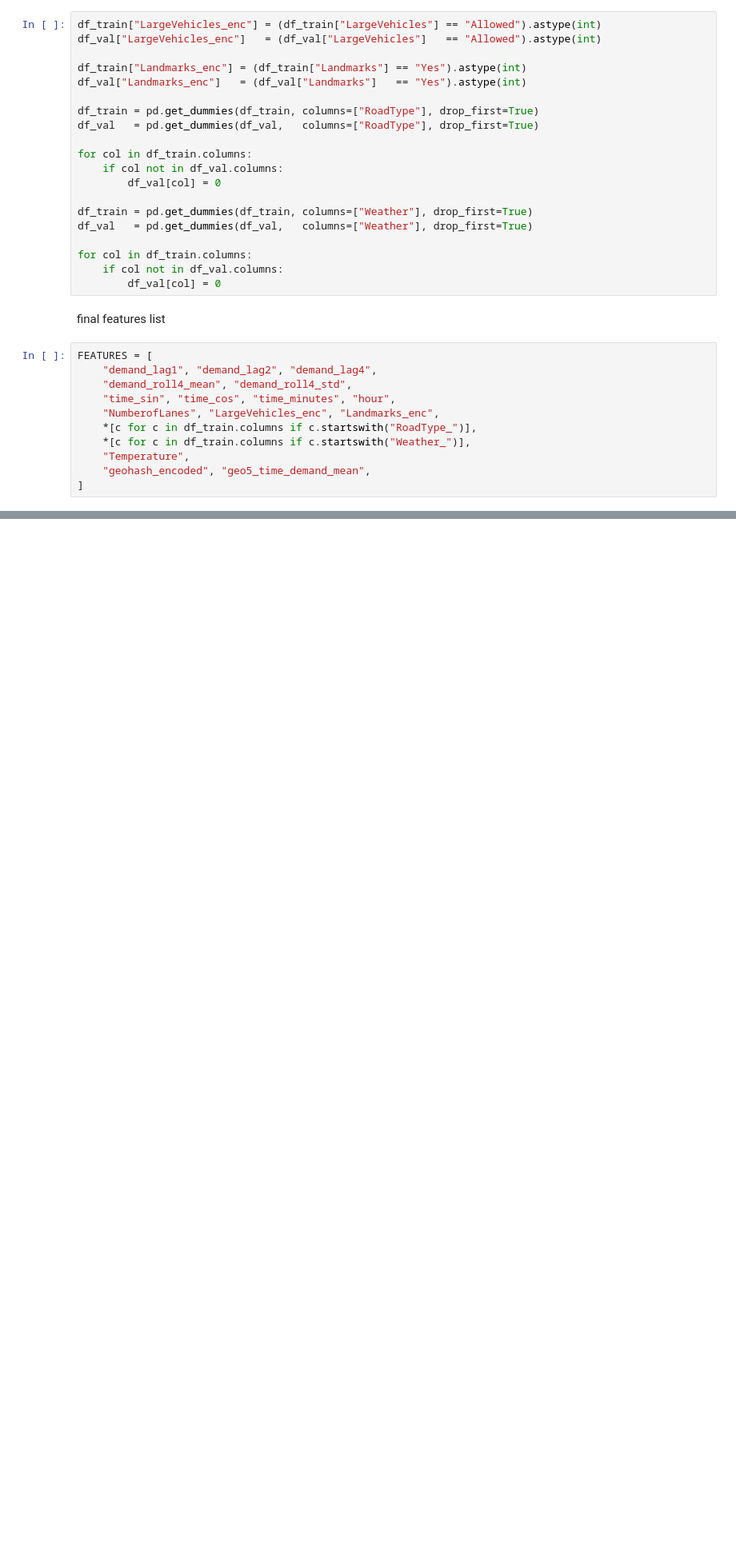
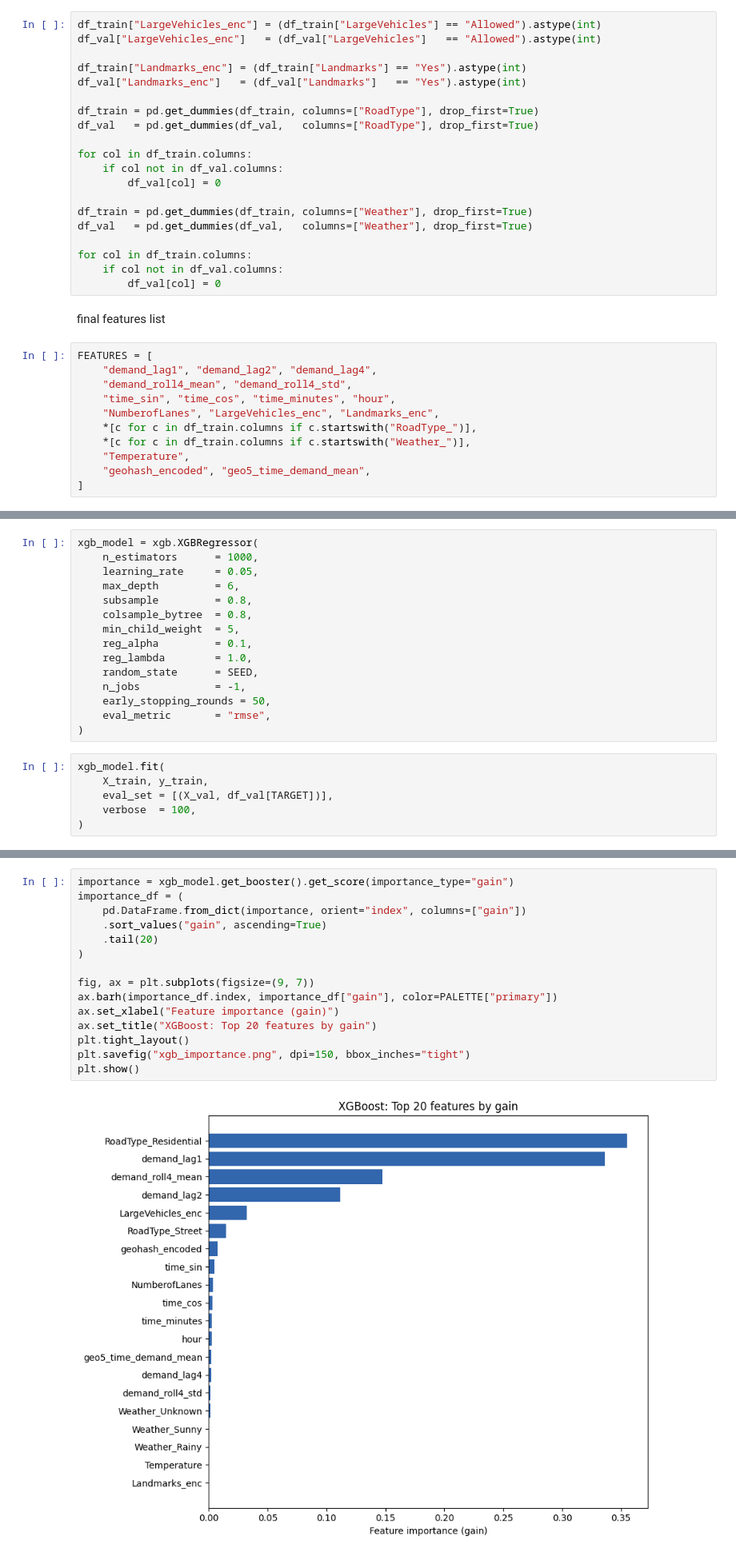
Before and after one commit to Eros483/flipkart-hack, a Jupyter notebook: clean.ipynb, the cells around one changed output, grey strips where cells are left out. Shown at 80% size. Drawn from its saved outputs; the diff is of its cells as text; blank space fills up the shorter version.

```diff
--- a/clean.ipynb
+++ b/clean.ipynb
@@ -817,0 +940,21 @@ AssertionError: Missing features: ['demand_lag4']
+# %%
+xgb_model = xgb.XGBRegressor(
+    n_estimators      = 1000,
+    learning_rate     = 0.05,
+    max_depth         = 6,
+    subsample         = 0.8,
+    colsample_bytree  = 0.8,
+    min_child_weight  = 5,
+    reg_alpha         = 0.1,
+    reg_lambda        = 1.0,
+    random_state      = SEED,
+    n_jobs            = -1,
+    early_stopping_rounds = 50,
+    eval_metric       = "rmse",
+)
+# %%
+xgb_model.fit(
+    X_train, y_train,
+    eval_set = [(X_val, df_val[TARGET])],
+    verbose  = 100,
+)
@@ -817,0 +998,17 @@ AssertionError: Missing features: ['demand_lag4']
+# %%
+importance = xgb_model.get_booster().get_score(importance_type="gain")
+importance_df = (
+    pd.DataFrame.from_dict(importance, orient="index", columns=["gain"])
+    .sort_values("gain", ascending=True)
+    .tail(20)
+)
+
+fig, ax = plt.subplots(figsize=(9, 7))
+ax.barh(importance_df.index, importance_df["gain"], color=PALETTE["primary"])
+ax.set_xlabel("Feature importance (gain)")
+ax.set_title("XGBoost: Top 20 features by gain")
+plt.tight_layout()
+plt.savefig("xgb_importance.png", dpi=150, bbox_inches="tight")
+plt.show()
+# %% [output]
+[figure, added]
```
Also changed, not shown: parts of 70 cells of this notebook.
